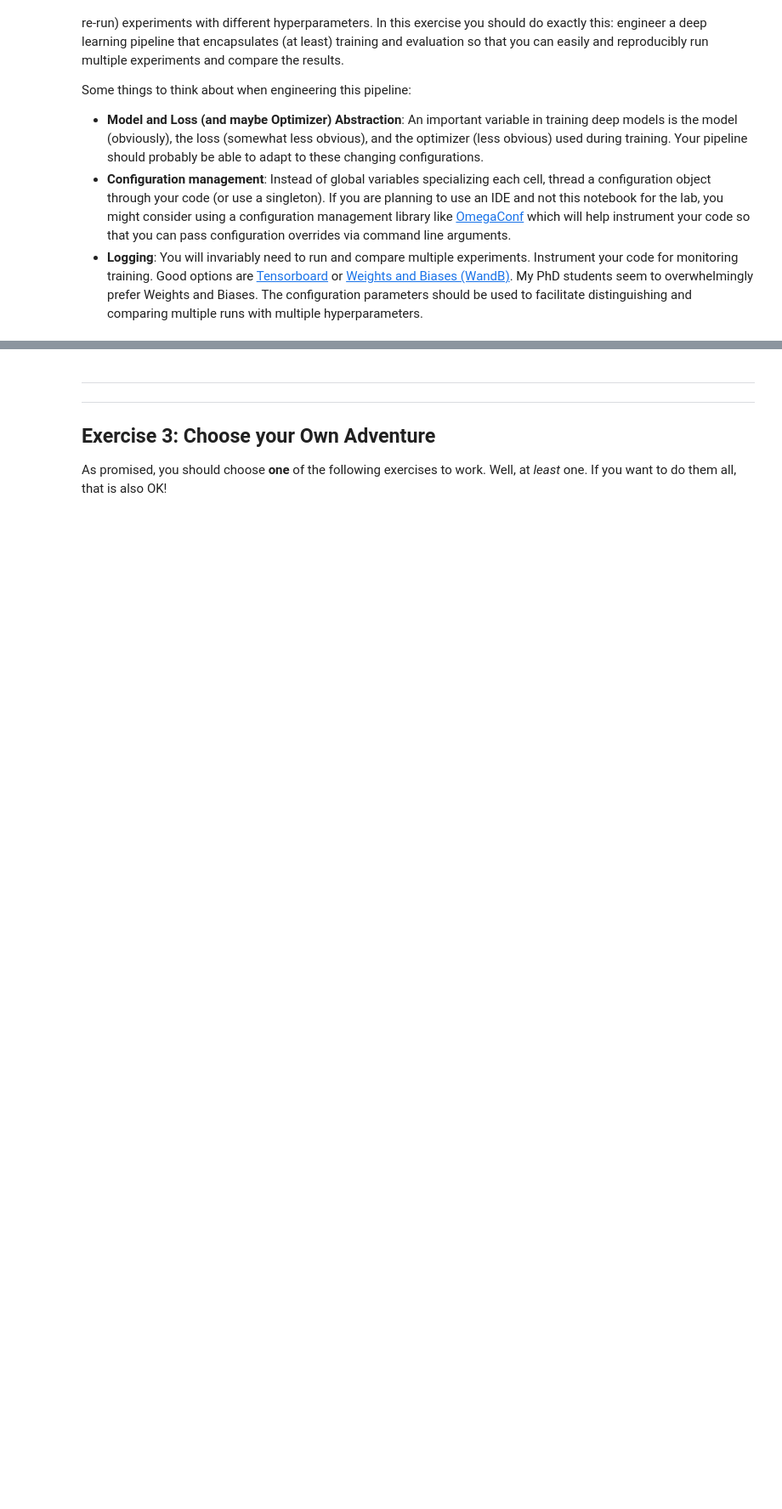
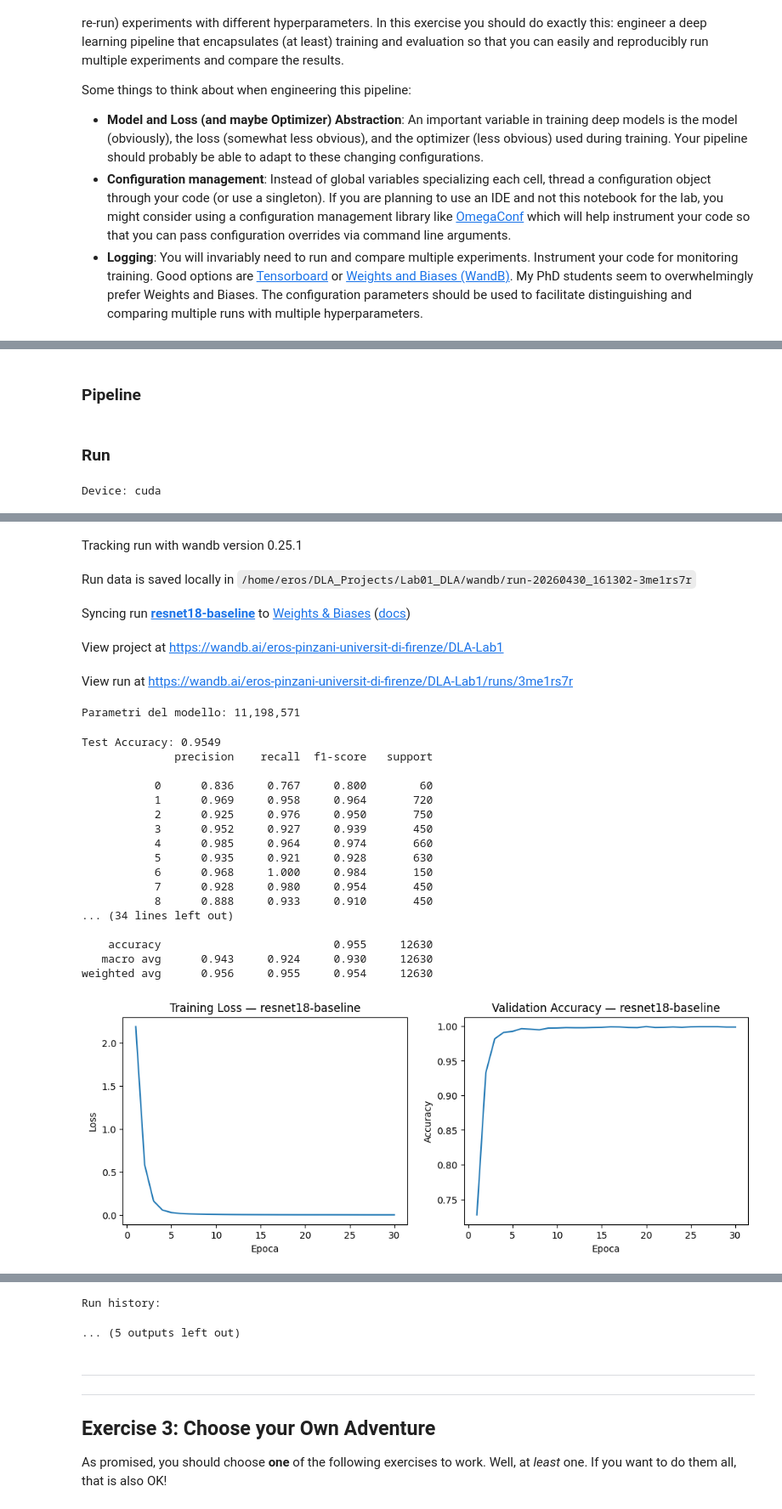
Before and after one commit to Eros-Pinzani/DLA_Projects, a Jupyter notebook: Lab01_DLA/DLA-Lab1.ipynb, the cells around one changed output, grey strips where cells are left out. Shown at 85% size. Cells and saved outputs as stored; diff of their text form; code cells hidden in the pictures; blank space fills up the shorter version.

```diff
--- a/Lab01_DLA/DLA-Lab1.ipynb
+++ b/Lab01_DLA/DLA-Lab1.ipynb
@@ -453,0 +511,32 @@ Some things to think about when engineering this pipeline:
+# %%
+def train_epoch(model, dl, optimizer, device, epoch_idx):
+    # Allena il modello per una singola epoca. Restituisce la loss media.
+    model.train()
+    losses = []
+    for (xs, ys) in tqdm(dl, desc=f"Epoch {epoch_idx}", leave=False):
+        xs, ys = xs.to(device), ys.to(device)
+        optimizer.zero_grad()
+        loss = F.cross_entropy(model(xs), ys)
+        loss.backward()
+        optimizer.step()
+        losses.append(loss.item())
+    return float(np.mean(losses))
+
+
+def evaluate_model(model, dl, device):
+    # Valuta il modello su un DataLoader. Restituisce accuracy e report.
+    model.eval()
+    all_preds, all_gts = [], []
+    with torch.no_grad():
+        for (xs, ys) in tqdm(dl, desc="Evaluating", leave=False):
+            preds = torch.argmax(model(xs.to(device)), dim=1).cpu().numpy()
+            all_preds.append(preds)
+            all_gts.append(ys.numpy())
+
+    all_preds = np.hstack(all_preds)
+    all_gts   = np.hstack(all_gts)
+    acc    = accuracy_score(all_gts, all_preds)
+    report = classification_report(all_gts, all_preds, zero_division=0, digits=3)
+    return acc, report
+# %% [markdown]
+### Pipeline
@@ -453,0 +603,6 @@ Some things to think about when engineering this pipeline:
+# %% [markdown]
+### Run
+# %%
+model = run(config)
+# %% [output]
+Device: cuda
@@ -453,0 +610,24 @@ Some things to think about when engineering this pipeline:
+Tracking run with wandb version 0.25.1
+Run data is saved locally in /home/eros/DLA_Projects/Lab01_DLA/wandb/run-20260430_161302-3me1rs7r
+Syncing run resnet18-baseline to Weights & Biases (docs)
+View project at https://wandb.ai/eros-pinzani-universit-di-firenze/DLA-Lab1
+View run at https://wandb.ai/eros-pinzani-universit-di-firenze/DLA-Lab1/runs/3me1rs7r
+Parametri del modello: 11,198,571
+Test Accuracy: 0.9549
+              precision    recall  f1-score   support
+
+           0      0.836     0.767     0.800        60
+           1      0.969     0.958     0.964       720
+           2      0.925     0.976     0.950       750
+           3      0.952     0.927     0.939       450
+           4      0.985     0.964     0.974       660
+           5      0.935     0.921     0.928       630
+           6      0.968     1.000     0.984       150
+           7      0.928     0.980     0.954       450
+           8      0.888     0.933     0.910       450
+... (34 lines left out)
+
+    accuracy                          0.955     12630
+   macro avg      0.943     0.924     0.930     12630
+weighted avg      0.956     0.955     0.954     12630
+[figure, added]
@@ -454,3 +635,5 @@ Some things to think about when engineering this pipeline:
+Run history:
+... (5 outputs left out)
 # %% [markdown]
 
 ---
```
Also changed, not shown: parts of 32 cells of this notebook, 1 other file.
